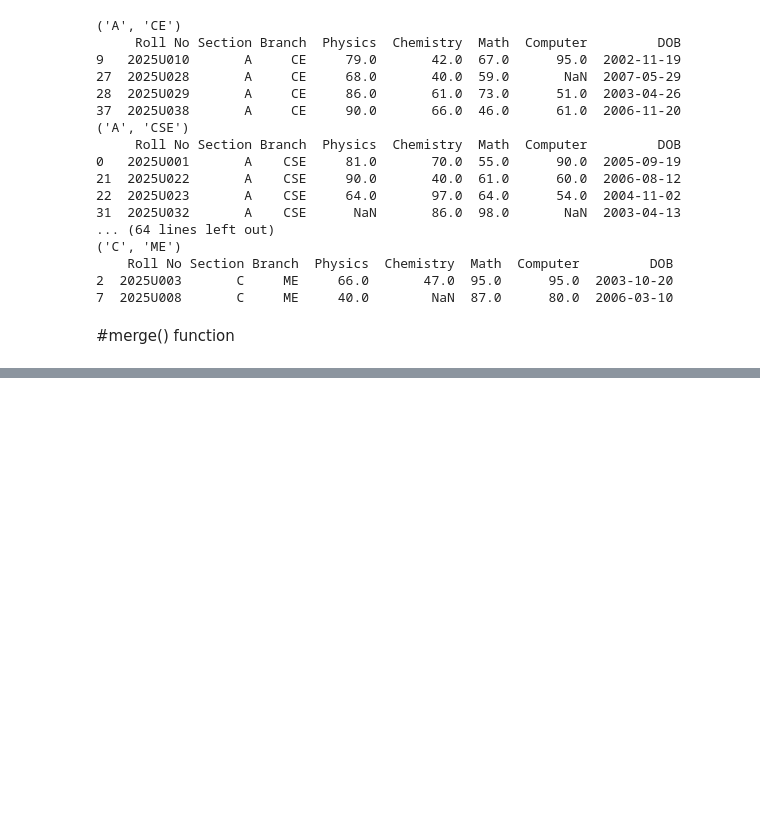
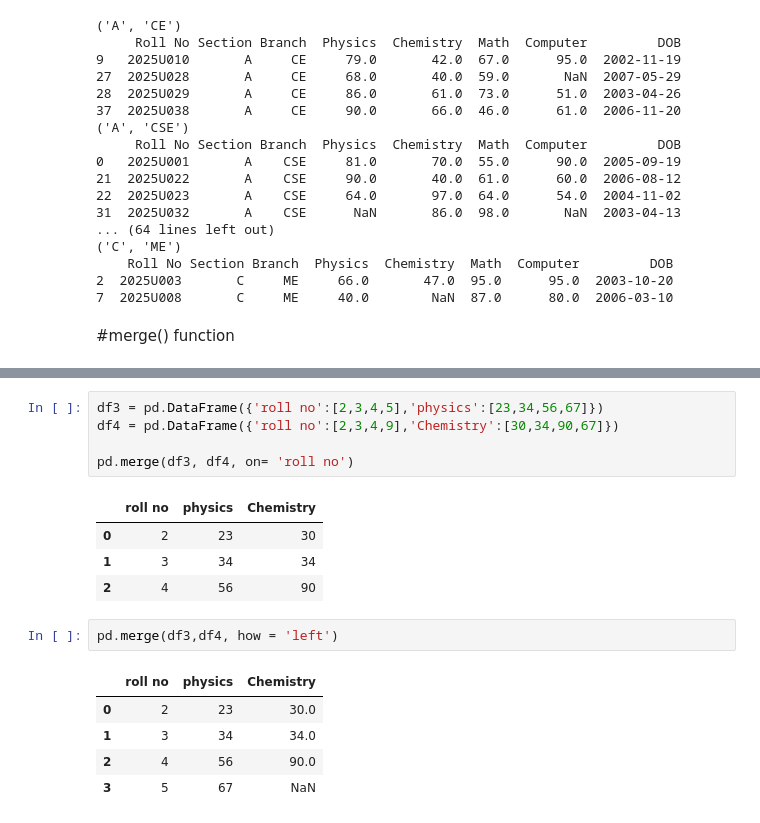
Before and after one commit to nehalmahmud18/pandas, a Jupyter notebook: groupby-merge.ipynb, the cells around one changed output, grey strips where cells are left out. Drawn from its saved outputs; the diff is of its cells as text; blank space fills up the shorter version.

```diff
--- a/groupby-merge.ipynb
+++ b/groupby-merge.ipynb
@@ -76,0 +102,18 @@ df2
+# %%
+df3 = pd.DataFrame({'roll no':[2,3,4,5],'physics':[23,34,56,67]})
+df4 = pd.DataFrame({'roll no':[2,3,4,9],'Chemistry':[30,34,90,67]})
+
+pd.merge(df3, df4, on= 'roll no')
+# %% [output]
+|  | roll no | physics | Chemistry |
+| 0 | 2 | 23 | 30 |
+| 1 | 3 | 34 | 34 |
+| 2 | 4 | 56 | 90 |
+# %%
+pd.merge(df3,df4, how = 'left')
+# %% [output]
+|  | roll no | physics | Chemistry |
+| 0 | 2 | 23 | 30.0 |
+| 1 | 3 | 34 | 34.0 |
+| 2 | 4 | 56 | 90.0 |
+| 3 | 5 | 67 | NaN |
```
Also changed, not shown: parts of 6 cells of this notebook.
